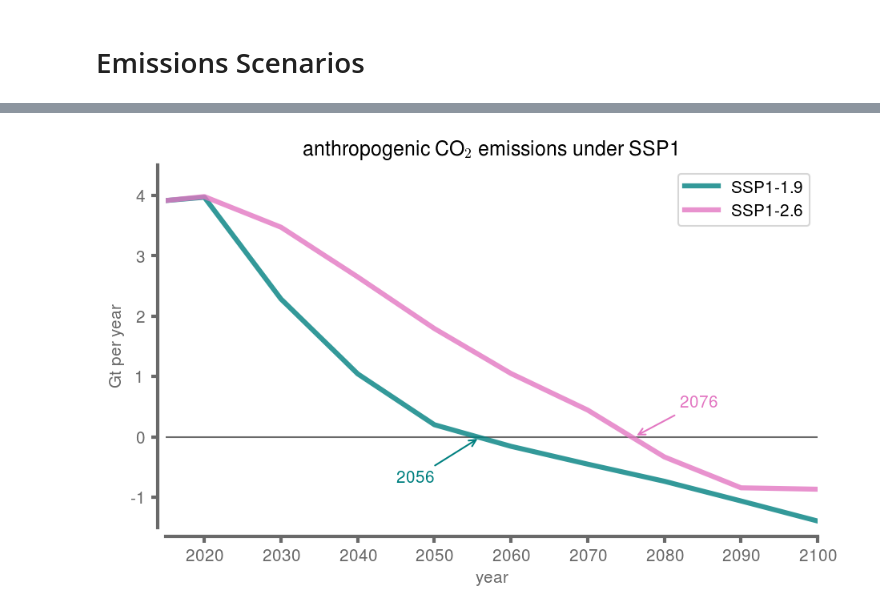
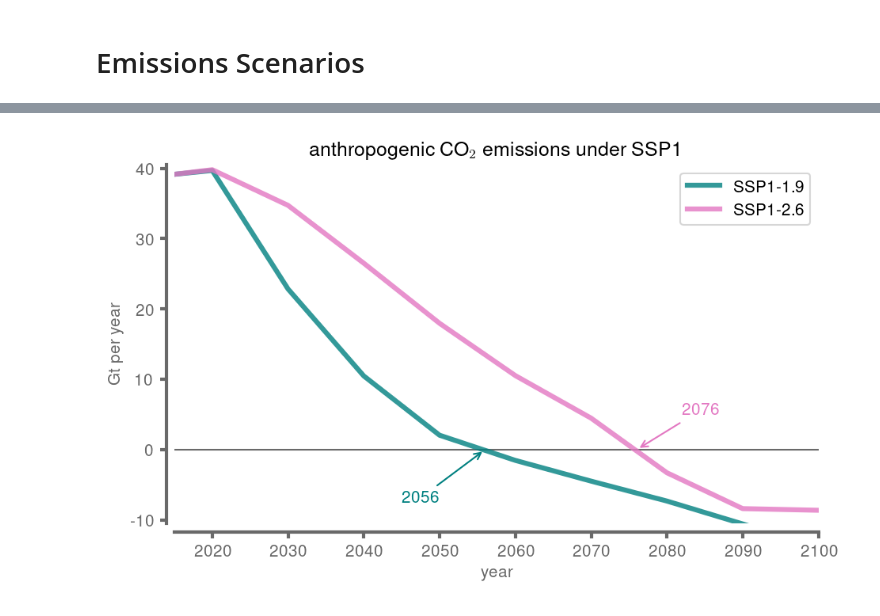
Before and after one commit to eabarnes1010/netzero_perception, a Jupyter notebook: _plot_emissions.ipynb, the cells around one changed output, grey strips where cells are left out. Cells and saved outputs as stored; diff of their text form; code cells hidden in the pictures.

```diff
--- a/_plot_emissions.ipynb
+++ b/_plot_emissions.ipynb
@@ -36,8 +43,8 @@ alpha = .8
 ssp119 = [39152.726,39693.726,22847.271,10475.089, 2050.362, -1525.978,-4476.970,-7308.783,-10565.023,-13889.788]
 ssp126 = [39152.726,39804.013,34734.424,26509.183,17963.539,10527.979,4476.328,-3285.043,-8385.183,-8617.786]
 
-ssp119_interp = np.interp(x_interp,x,ssp119)*1000000
-ssp126_interp = np.interp(x_interp,x,ssp126)*1000000
+ssp119_interp = np.interp(x_interp,x,ssp119)*.001
+ssp126_interp = np.interp(x_interp,x,ssp126)*.001
 
 i = np.where(ssp119_interp<=0)[0]
 ssp119_yr = x_interp[i][0]
@@ -49,12 +56,12 @@ ssp126_yr = x_interp[i][0]
 plt.figure(figsize=(7,4))
 plt.axhline(y=0,color='dimgray',linewidth=1.)
 
-plt.plot(x_interp,ssp119_interp/(10e9),
+plt.plot(x_interp,ssp119_interp,
          linewidth=3,
          color=low_color,
          alpha=alpha,
          label='SSP1-1.9')
-plt.plot(x_interp,ssp126_interp/(10e9),
+plt.plot(x_interp,ssp126_interp,
          linewidth=3,
          color=high_color,
          alpha=alpha,
@@ -64,36 +71,36 @@ plt.legend()
 
 plt.annotate(ssp119_yr,(ssp119_yr,0),
              color=low_color,
-             xytext=(2045,-.75),
+             xytext=(2045,-7.5),
              arrowprops=dict(arrowstyle="->",
                              color=low_color,
                              connectionstyle="arc3"),
             )
 
 plt.annotate(ssp126_yr,(ssp126_yr,0),
              color=high_color,
-             xytext=(2082,.5),
+             xytext=(2082,5),
              arrowprops=dict(arrowstyle="->",
                              color=high_color,
                              connectionstyle="arc3"),
             )
 
 
 
 plt.ylabel('Gt per year')
 plt.xlabel('year')
 
 plots.format_spines(plt.gca())
 plt.xticks(np.arange(2010,2110,10),np.arange(2010,2110,10))
-plt.yticks(np.arange(-2,10,1),np.arange(-2,10,1))
+plt.yticks(np.arange(-20,100,10),np.arange(-20,100,10))
 
 plt.xlim(2015,2100)
-plt.ylim(-1.5,4.5)
+plt.ylim(-10.5,40.5)
 
 plt.title('anthropogenic CO$_2$ emissions under SSP1')
 
 
-plots.savefig(FIGURE_DIRECTORY + 'ssp1_emissions.png')
+plots.savefig(FIGURE_DIRECTORY + 'ssp1_emissions')
 plt.show()
 # %% [output]
-[figure, old version]
+[figure, new version]
```
Also changed, not shown: parts of 4 cells of this notebook.
